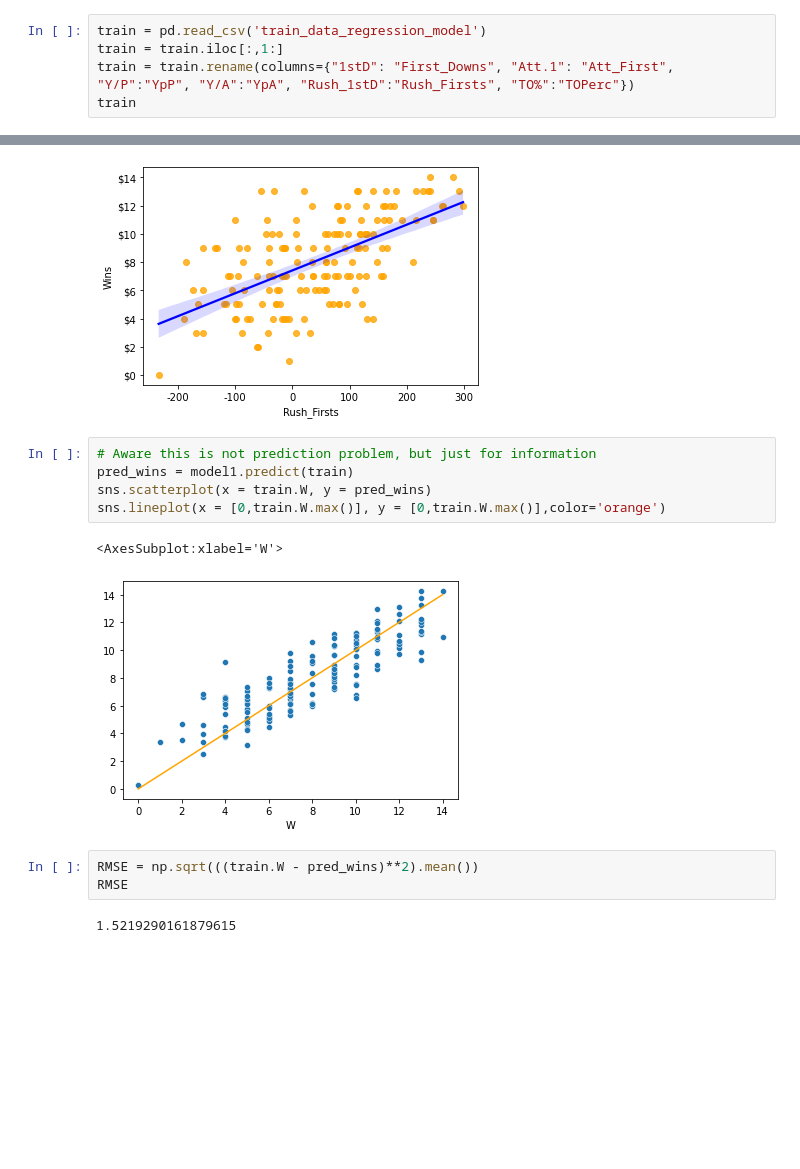
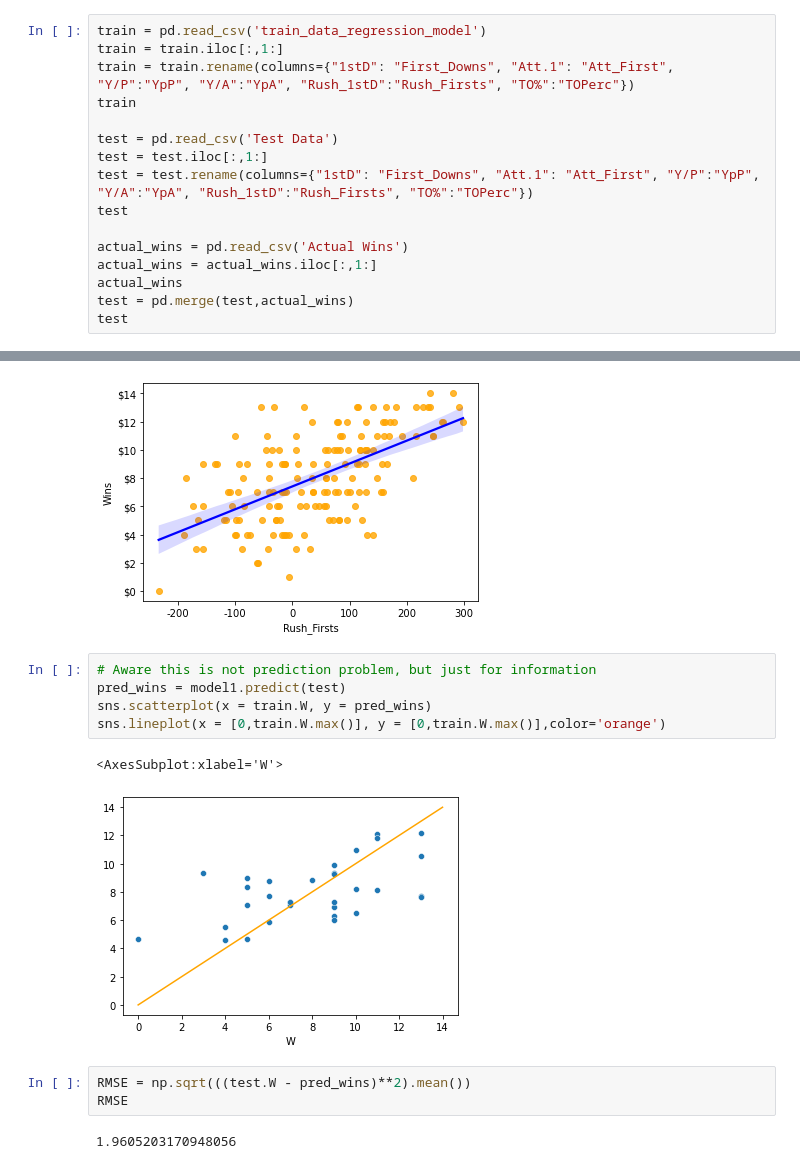
Before and after one commit to CodyNU10/Final-Project, a Jupyter notebook: Models/Regression Model.ipynb, the cells around one changed output, grey strips where cells are left out. Drawn from its saved outputs; the diff is of its cells as text; blank space fills up the shorter version.

Commit message:
Tested Regression Model
Tested regression model on test data instead of train data.

```diff
--- a/Models/Regression Model.ipynb
+++ b/Models/Regression Model.ipynb
@@ -9,4 +9,15 @@ train = pd.read_csv('train_data_regression_model')
 train = train.iloc[:,1:]
 train = train.rename(columns={"1stD": "First_Downs", "Att.1": "Att_First", "Y/P":"YpP", "Y/A":"YpA", "Rush_1stD":"Rush_Firsts", "TO%":"TOPerc"})
 train
+
+test = pd.read_csv('Test Data')
+test = test.iloc[:,1:]
+test = test.rename(columns={"1stD": "First_Downs", "Att.1": "Att_First", "Y/P":"YpP", "Y/A":"YpA", "Rush_1stD":"Rush_Firsts", "TO%":"TOPerc"})
+test
+
+actual_wins = pd.read_csv('Actual Wins')
+actual_wins = actual_wins.iloc[:,1:]
+actual_wins
+test = pd.merge(test,actual_wins)
+test
 # %% [output]
@@ -121,14 +138,14 @@ ax.xaxis.set_major_formatter('{x:,.0f}')
 [figure]
 # %%
 # Aware this is not prediction problem, but just for information
-pred_wins = model1.predict(train)
+pred_wins = model1.predict(test)
 sns.scatterplot(x = train.W, y = pred_wins)
 sns.lineplot(x = [0,train.W.max()], y = [0,train.W.max()],color='orange')
 # %% [output]
 <AxesSubplot:xlabel='W'>
-[figure, old version]
+[figure, new version]
 # %%
-RMSE = np.sqrt(((train.W - pred_wins)**2).mean())
+RMSE = np.sqrt(((test.W - pred_wins)**2).mean())
 RMSE
 # %% [output]
-1.5219290161879615
+1.9605203170948056
```
Also changed, not shown: parts of 3 cells of this notebook, 6 other files.
